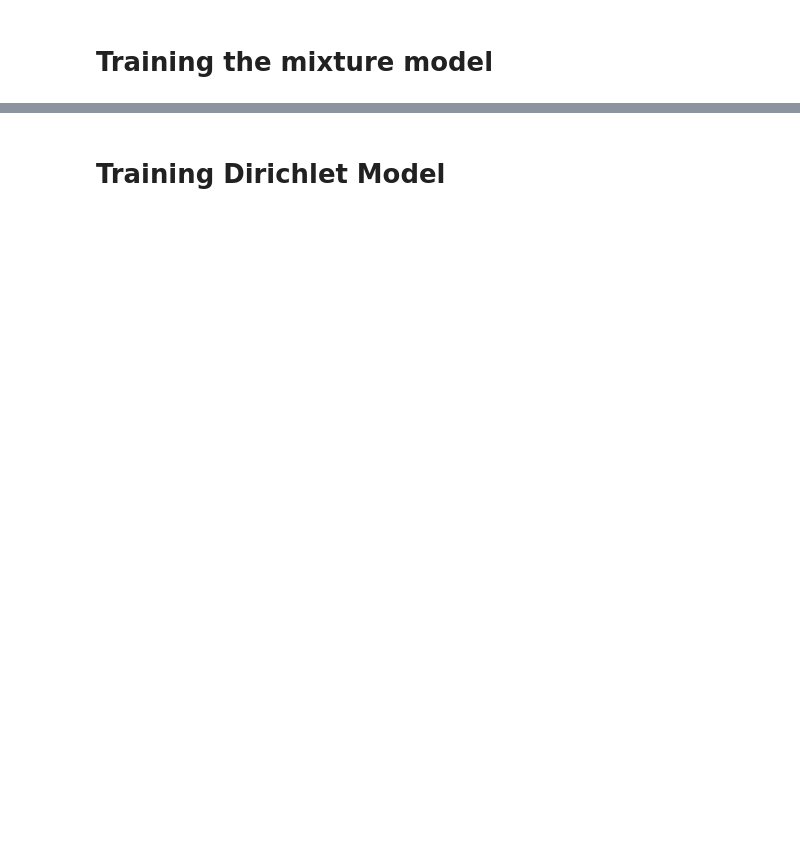
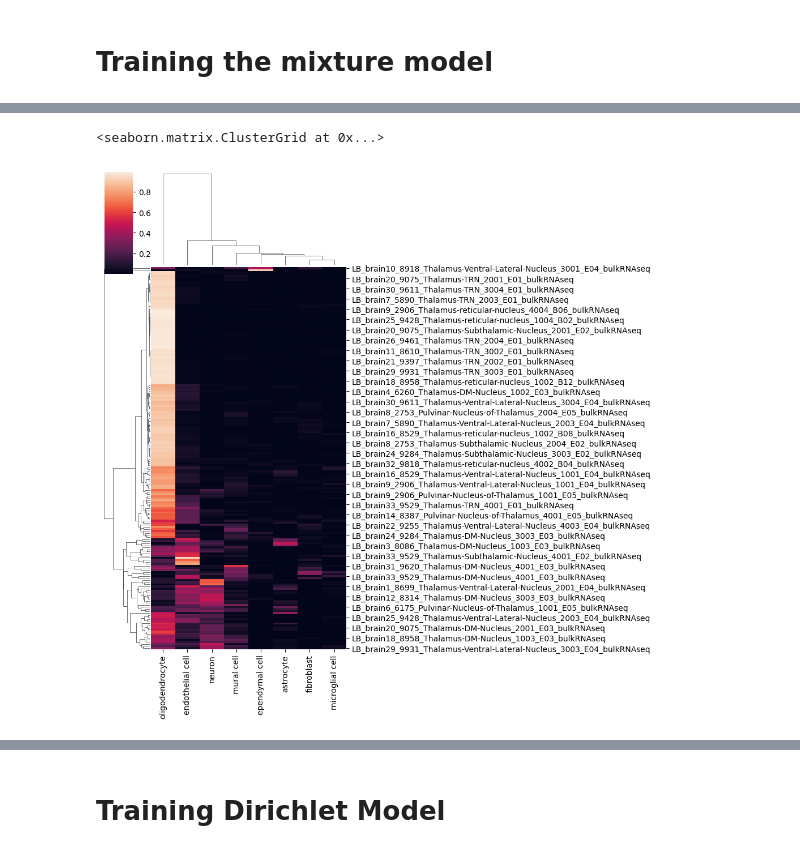
Before and after one commit to jhaberbe/bulk-deconvolution, a Jupyter notebook: notebook/cleaned-up.ipynb, the cells around one changed output, grey strips where cells are left out. Saved outputs shown, nothing was run; the diff lists cells and outputs as text; code cells hidden in the pictures; blank space fills up the shorter version.

```diff
--- a/notebook/cleaned-up.ipynb
+++ b/notebook/cleaned-up.ipynb
@@ -23,0 +105,5 @@ sc.pp.highly_variable_genes(pbulk, flavor="seurat_v3", subset=True)
+# %%
+pbulk.var["names"] = [ensg_to_name_mapping[x] for x in pbulk.var.index]
+pbulk = pbulk[:, pbulk.var["names"].ne("") & ~pbulk.var["names"].isin(pbulk.var["names"].value_counts()[pbulk.var.names.value_counts() > 1])]
+pbulk.var = pbulk.var.set_index("names")
+pbulk
@@ -23,0 +114,2 @@ sc.pp.highly_variable_genes(pbulk, flavor="seurat_v3", subset=True)
+# %%
+pbulk = collapse_duplicate_var(pbulk)
@@ -24,2 +131,17 @@ sc.pp.highly_variable_genes(pbulk, flavor="seurat_v3", subset=True)
+# %%
+bulk_scanvi = sc.read_h5ad("/home/jhaberbe/Projects/Personal/bulk-rna-seq/data/bulk_scanvi.h5ad")
+
+bulk_scanvi = collapse_duplicate_var(bulk_scanvi)
+
+# I know this is not how it works but...
+bulk_scanvi = bulk_scanvi[
+    bulk_scanvi.obs["brain_region"].str.lower().str.contains("thalamus"),
+    bulk_scanvi.var.index.isin(pbulk.var.index)
+]
+
+pbulk = pbulk[
+    :,
+    bulk_scanvi.var.index
+]
 # %% [markdown]
 # Training the mixture model
@@ -96 +267,21 @@ Epoch 49 | Train Loss: 2.0307 | Test Loss: 0.3071
 mixture_model = torch.load("../models/mixture_model.pt", weights_only=False)
+# %%
+import seaborn as sns
+
+sns.clustermap(
+    pd.DataFrame(
+        mixture_model(
+            torch.tensor(
+                bulk_scanvi[
+                    :,
+                    pbulk.var.highly_variable
+                ].X
+            ).float()
+        ).detach().numpy(),
+        index=bulk_scanvi.obs.index,
+        columns=pbulk.obs.columns,
+    )
+)
+# %% [output]
+<seaborn.matrix.ClusterGrid at 0x...>
+[figure, added]
```
Also changed, not shown: parts of 16 cells of this notebook, 2 other files.
